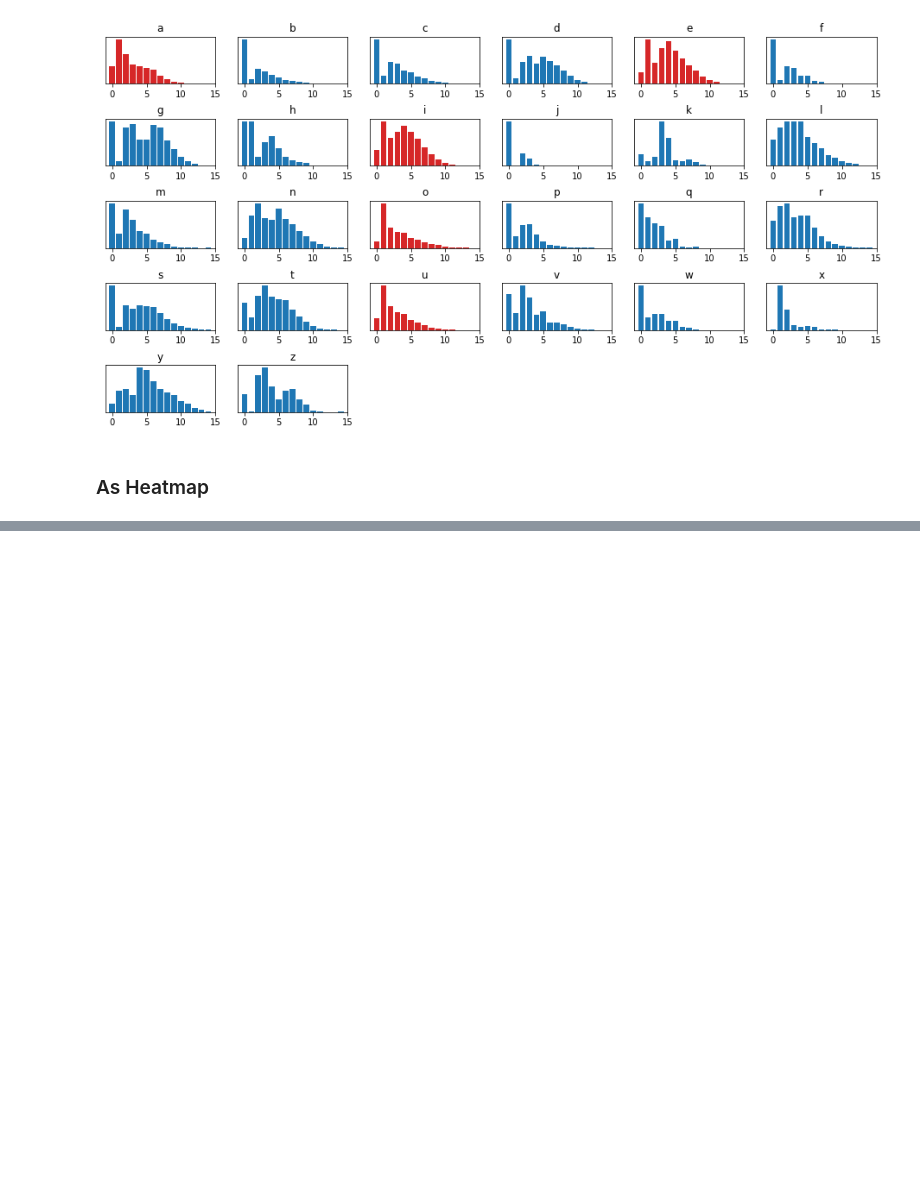
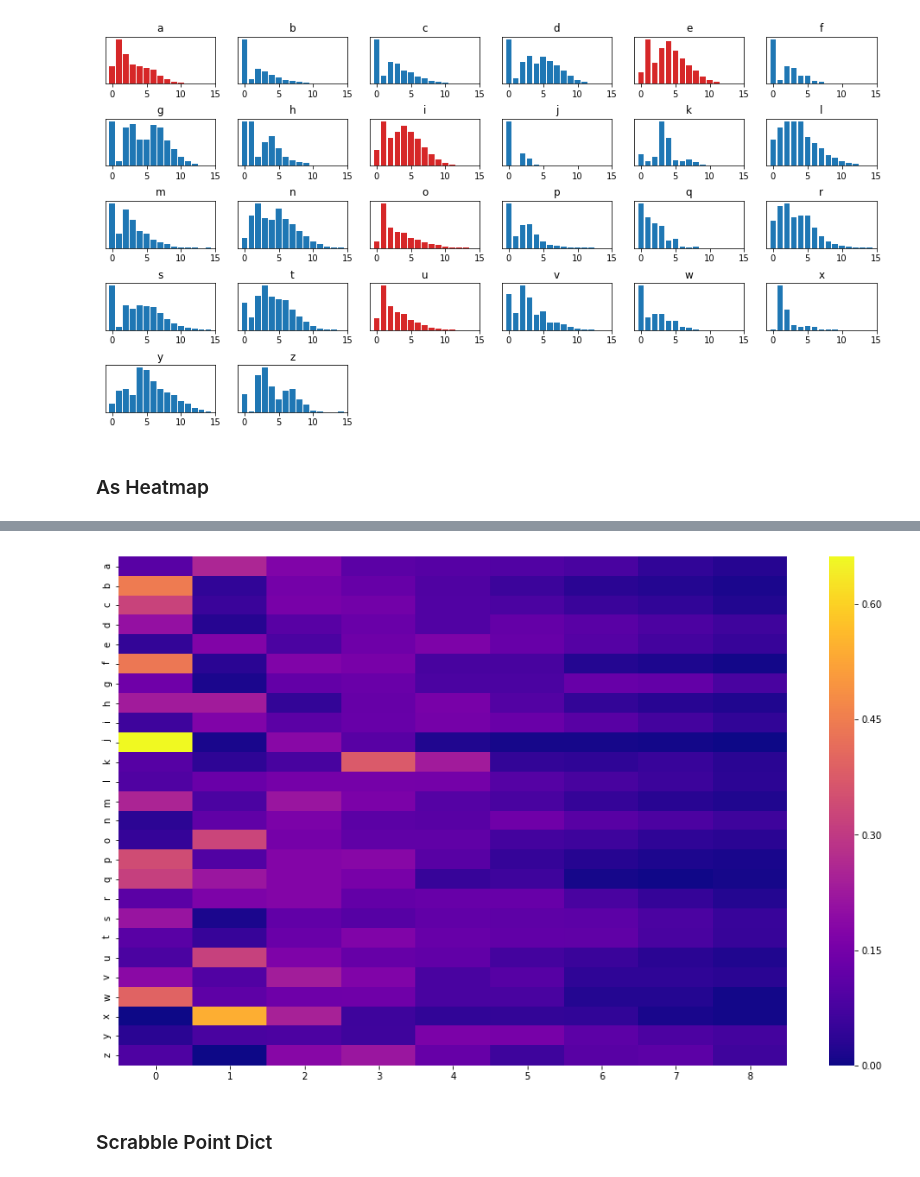
Before and after one commit to NapsterInBlue/LetterDistributions, a Jupyter notebook: function_tinkering.ipynb, the cells around one changed output, grey strips where cells are left out. Saved outputs shown, nothing was run; the diff lists cells and outputs as text; code cells hidden in the pictures; blank space fills up the shorter version.

Commit message:
Add scrabble functions, export them to .py, outline writeup

```diff
--- a/function_tinkering.ipynb
+++ b/function_tinkering.ipynb
@@ -188 +188,16 @@ _ = yax.set_ticklabels(eachLetter.keys())
+# %%
+def letter_dist_heatmap(df):
+    vals = (df / df.sum()).loc[:8].T.values
+
+    sns.heatmap(vals, cmap='plasma')
+    fig = plt.gcf()
+    fig.set_size_inches(16, 10)
+    ax = plt.gca()
+    yax = ax.get_yaxis()
+    yax.set_ticks(np.arange(0.5, 26.5, 1))
+    _ = yax.set_ticklabels(eachLetter.keys())
+# %%
+letter_dist_heatmap(df)
+# %% [output]
+[figure, added]
 # %%
@@ -189,0 +205,2 @@ df.to_csv('letterDists.csv', header=False)
+# %% [markdown]
+### Scrabble Point Dict
```
Also changed, not shown: parts of 14 cells of this notebook, 4 other files.
